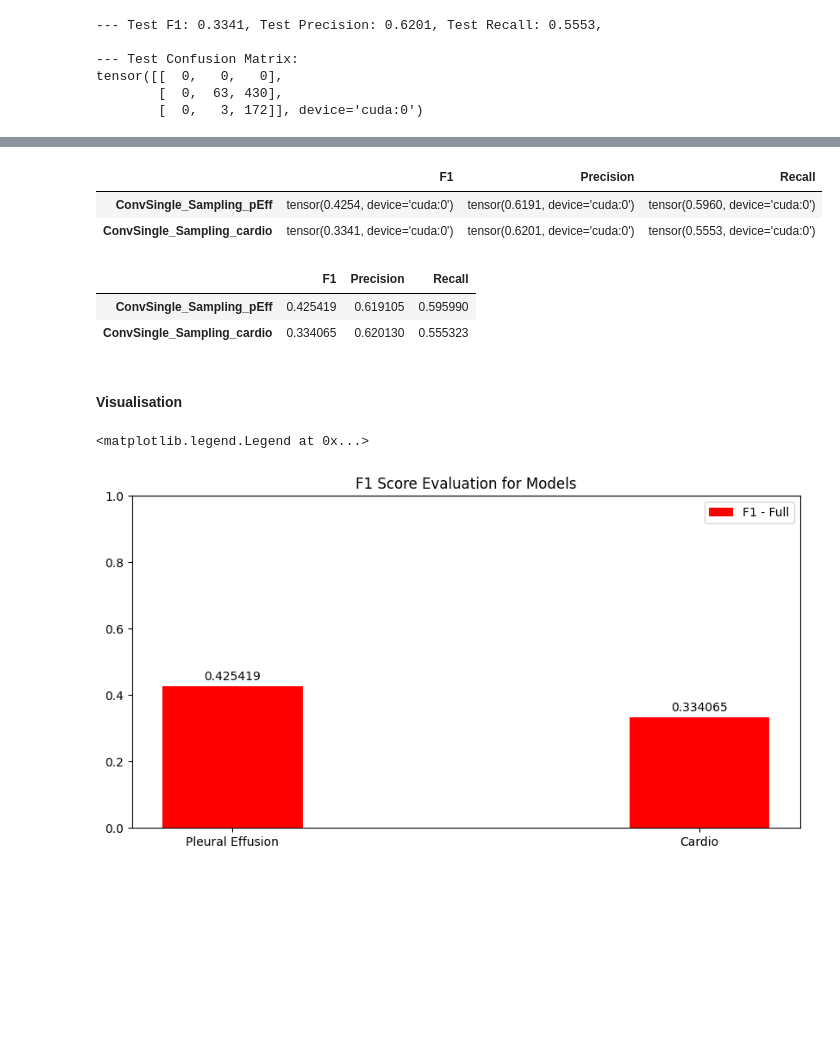
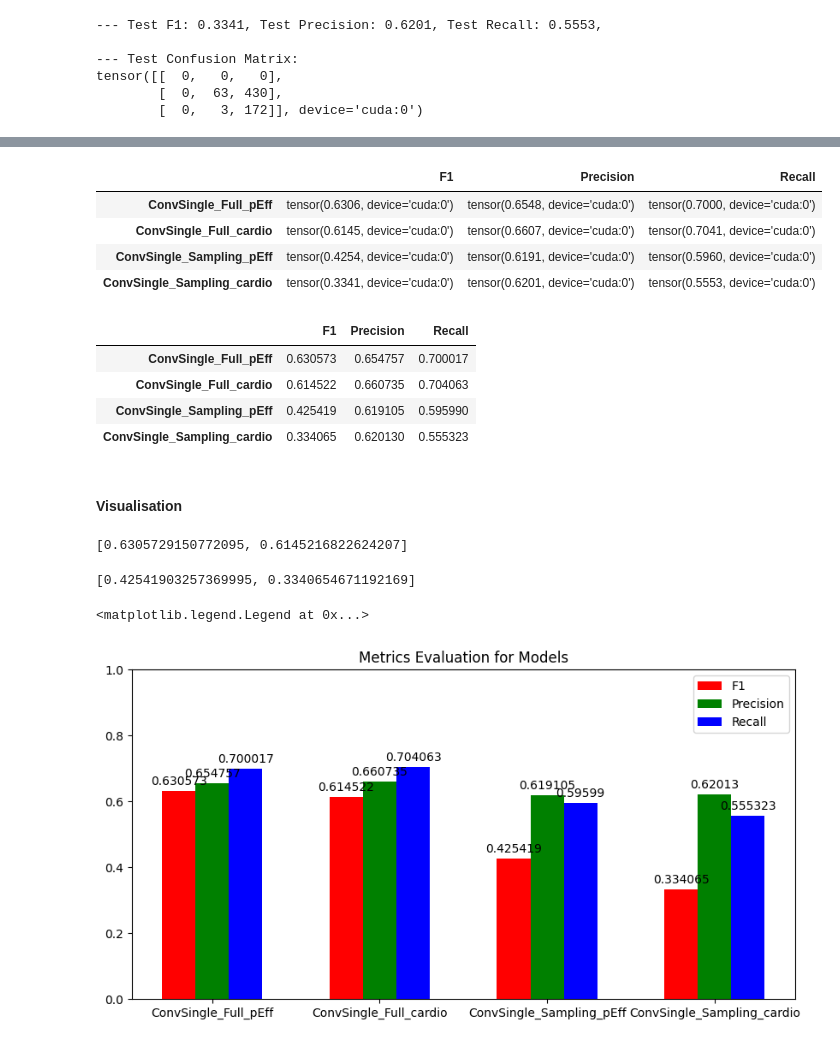
Before and after one commit to mavene/2024_TPDL, a Jupyter notebook: notebooks/2024_TPDL_Group_10_(chexPhoto_Evaluation)_SingleLabel.ipynb, the cells around one changed output, grey strips where cells are left out. Drawn from its saved outputs; the diff is of its cells as text; code cells hidden in the pictures; blank space fills up the shorter version.

Commit message:
Update singlelabel evaluation notebook with overall comparison across the metrics

```diff
--- a/notebooks/2024_TPDL_Group_10_(chexPhoto_Evaluation)_SingleLabel.ipynb
+++ b/notebooks/2024_TPDL_Group_10_(chexPhoto_Evaluation)_SingleLabel.ipynb
@@ -221,6 +221,6 @@ def test(model, test_loader):
 # %% [markdown]
 #### Pleural Effusion
 # %%
-model_full_pEff = load_model(ConvSingle, "conv-single/full_pEff", 3, path="../models").to(device)
+model_full_pEff = load_model(ConvSingle, "conv-single/full_pEff", 9, path="../models").to(device)
 print(model_full_pEff)
 # %% [output]
@@ -232,5 +253,5 @@ convsingle_full_pEff = test(model_full_pEff, cardio_test_loader)
 # %% [markdown]
 #### Cardio
 # %%
-model_full_cardio = load_model(ConvSingle, "conv-single/full_cardio", 3, path="../models").to(device)
+model_full_cardio = load_model(ConvSingle, "conv-single/full_cardio", 9, path="../models").to(device)
 print(model_full_cardio)
@@ -325,6 +375,8 @@ results_df.drop(columns=["Confusion_Matrix"], inplace=True)
 display(results_df)
 # %% [output]
 |  | F1 | Precision | Recall |
+| ConvSingle_Full_pEff | tensor(0.6306, device='cuda:0') | tensor(0.6548, device='cuda:0') | tensor(0.7000, device='cuda:0') |
+| ConvSingle_Full_cardio | tensor(0.6145, device='cuda:0') | tensor(0.6607, device='cuda:0') | tensor(0.7041, device='cuda:0') |
 | ConvSingle_Sampling_pEff | tensor(0.4254, device='cuda:0') | tensor(0.6191, device='cuda:0') | tensor(0.5960, device='cuda:0') |
 | ConvSingle_Sampling_cardio | tensor(0.3341, device='cuda:0') | tensor(0.6201, device='cuda:0') | tensor(0.5553, device='cuda:0') |
 # %%
@@ -334,23 +386,36 @@ for col in results_df.columns.to_list():
 display(results_df)
 # %% [output]
 |  | F1 | Precision | Recall |
+| ConvSingle_Full_pEff | 0.630573 | 0.654757 | 0.700017 |
+| ConvSingle_Full_cardio | 0.614522 | 0.660735 | 0.704063 |
 | ConvSingle_Sampling_pEff | 0.425419 | 0.619105 | 0.595990 |
 | ConvSingle_Sampling_cardio | 0.334065 | 0.620130 | 0.555323 |
 # %% [markdown]
 #### Visualisation
 # %%
 import matplotlib.pyplot as plt
+# %%
+results_df["F1"][0:2].to_list()
+# %% [output]
+[0.6305729150772095, 0.6145216822624207]
+# %%
+results_df["F1"][0:2].to_list()
+# %% [output]
+[0.42541903257369995, 0.3340654671192169]
 # %%
 ind = np.arange(len(results_df))
-width = 0.3
+width = 0.2
 plt.figure(figsize=(10, 5))
-bar1 = plt.bar(ind - width, results_df["F1"][0:2], width, label="F1 - Full", color='r')
-bar2 = plt.bar(ind, results_df["F1"][2:4], width, label="F1 - Sampling", color='b')
+bar1 = plt.bar(ind - width, results_df["F1"], width, label="F1", color='r')
+bar2 = plt.bar(ind, results_df["Precision"], width, label="Precision", color='g')
+bar3 = plt.bar(ind + width, results_df["Recall"], width, label="Recall", color='b')
 plt.bar_label(bar1, padding=3)
-plt.title("F1 Score Evaluation for Models")
-plt.xticks(ind - width, ["Pleural Effusion", "Cardio"])
+plt.bar_label(bar2, padding=3)
+plt.bar_label(bar3, padding=3)
+plt.title("Metrics Evaluation for Models")
+plt.xticks(ind, results_df.index.to_list())
 plt.ylim((0,1))
 plt.legend()
 # %% [output]
 <matplotlib.legend.Legend at 0x...>
-[figure, old version]
+[figure, new version]
```
Also changed, not shown: parts of 6 cells of this notebook.
